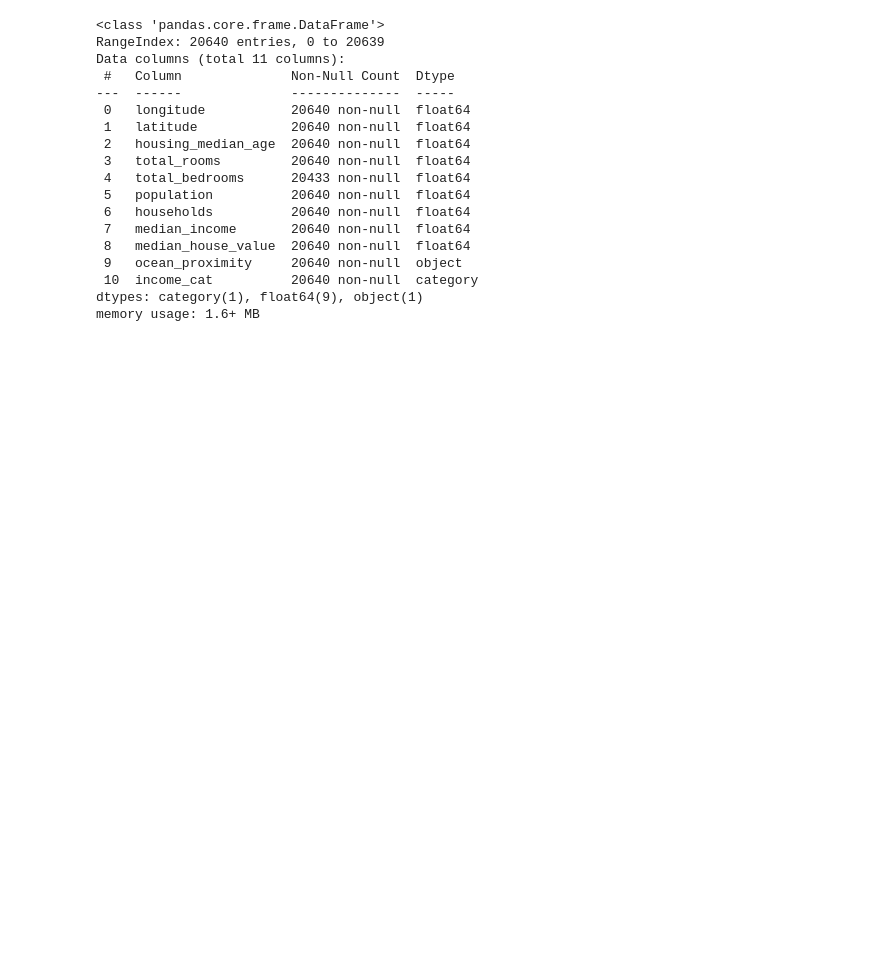
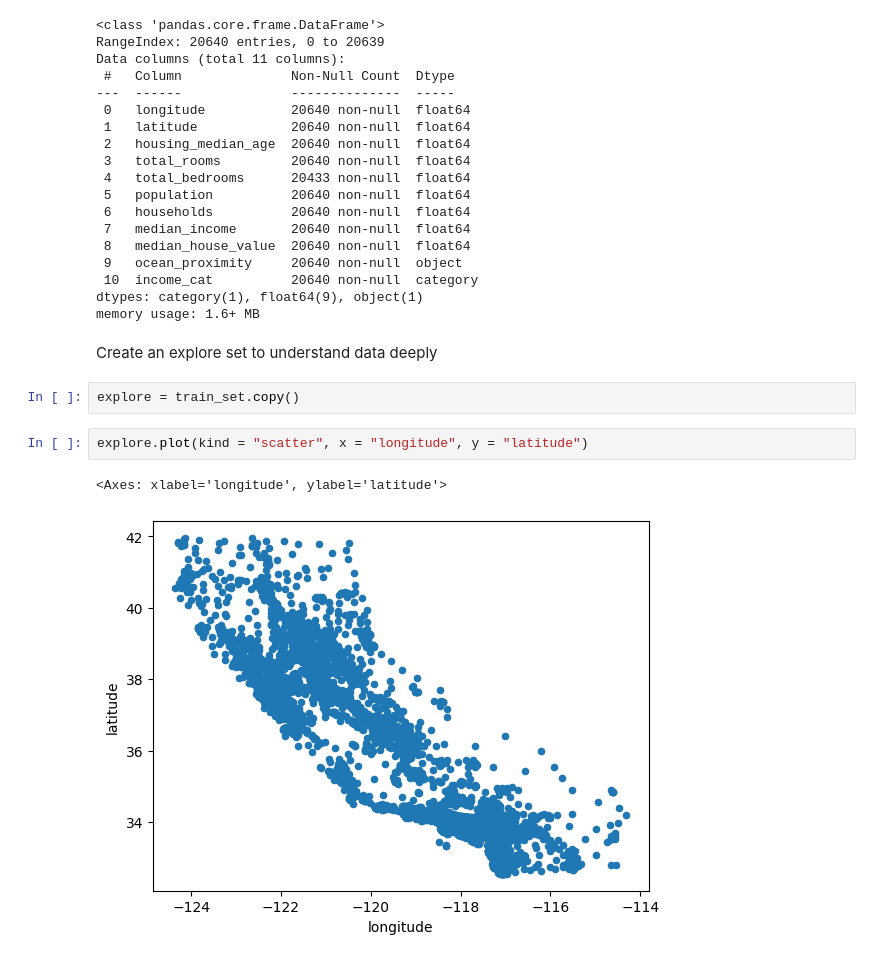
Before and after one commit to IT-dreamer/handson-ml2, a Jupyter notebook: homework/chpt02.ipynb, the cells around one changed output. Cells and saved outputs as stored; diff of their text form; blank space fills up the shorter version.

Commit message:
analyze data

```diff
--- a/homework/chpt02.ipynb
+++ b/homework/chpt02.ipynb
@@ -163,3 +163,12 @@ Data columns (total 11 columns):
  10  income_cat          20640 non-null  category
 dtypes: category(1), float64(9), object(1)
 memory usage: 1.6+ MB
+# %% [markdown]
+Create an explore set to understand data deeply
+# %%
+explore = train_set.copy()
+# %%
+explore.plot(kind = "scatter", x = "longitude", y = "latitude")
+# %% [output]
+<Axes: xlabel='longitude', ylabel='latitude'>
+[figure, added]
```
Also changed, not shown: parts of 6 cells of this notebook.
